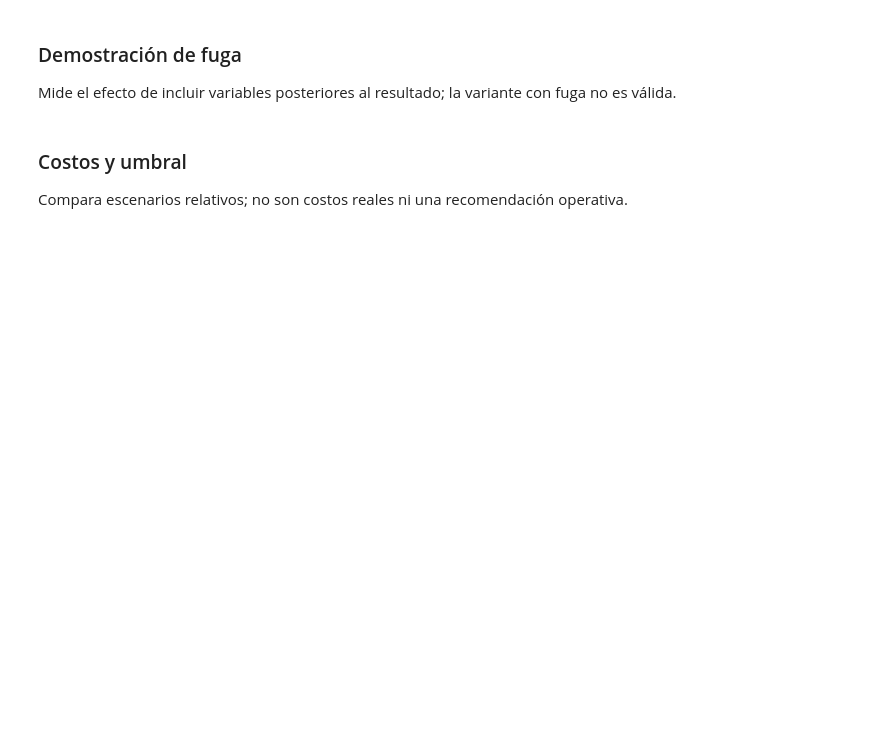
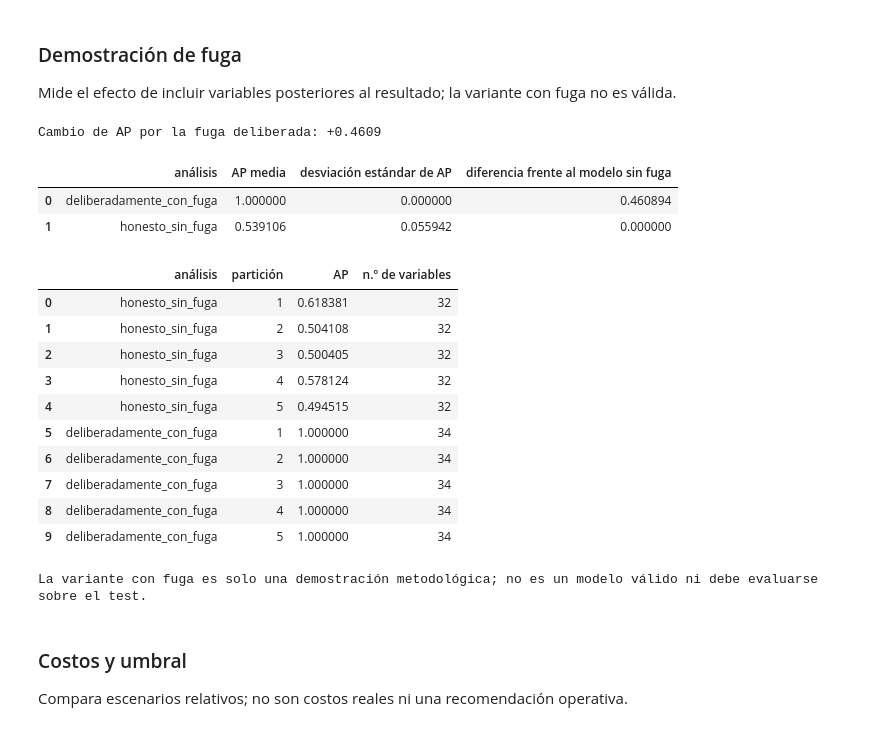
Before and after one commit to sabthe02/Obligatorio-IA, a Jupyter notebook: obligatorio_hotel_cancelaciones.ipynb, the cells around one changed output. Saved outputs shown, nothing was run; the diff lists cells and outputs as text; code cells hidden in the pictures; blank space fills up the shorter version.

Commit message:
Cambios 19/11

```diff
--- a/obligatorio_hotel_cancelaciones.ipynb
+++ b/obligatorio_hotel_cancelaciones.ipynb
@@ -1003,6 +1173,7 @@ print(
 Mide el efecto de incluir variables posteriores al resultado; la variante con fuga no es válida.
 # %%
 # La variante con fuga se compara solo en train para demostrar el efecto de incluir datos posteriores al resultado.
+LEAK_COLS = ["reservation_status", "reservation_status_date"]
 leaky_feature_columns = MODEL_FEATURE_COLS + LEAK_COLS
 leaky_input = train_df[leaky_feature_columns]
 leaky_categorical_features = leaky_input.select_dtypes(
@@ -1028,33 +1199,50 @@ honest_leak_results = evaluate_feature_set(
     MODEL_FEATURE_COLS,
     "honesto_sin_fuga",
 )
 leaky_results = evaluate_feature_set(
     train_df,
     temporal_folds,
     leaky_model_for_test,
     leaky_feature_columns,
     "deliberadamente_con_fuga",
 )
 
 leak_results = pd.concat([honest_leak_results, leaky_results], ignore_index=True)
 leak_summary = leak_results.groupby("analysis", as_index=False).agg(
     average_precision_mean=("average_precision", "mean"),
     average_precision_std=("average_precision", "std"),
 )
 honest_ap = leak_summary.loc[
     leak_summary["analysis"] == "honesto_sin_fuga", "average_precision_mean"
 ].iloc[0]
 leaky_ap = leak_summary.loc[
     leak_summary["analysis"] == "deliberadamente_con_fuga", "average_precision_mean"
 ].iloc[0]
 leak_summary["delta_vs_honest"] = leak_summary["average_precision_mean"] - honest_ap
 print(f"Cambio de AP por la fuga deliberada: {leaky_ap - honest_ap:+.4f}")
 mostrar_en_espanol(leak_summary)
 mostrar_en_espanol(leak_results)
 print(
     "La variante con fuga es solo una demostración metodológica; "
     "no es un modelo válido ni debe evaluarse sobre el test."
 )
+# %% [output]
+Cambio de AP por la fuga deliberada: +0.4609
+|  | análisis | AP media | desviación estándar de AP | diferencia frente al modelo sin fuga |
+| 0 | deliberadamente_con_fuga | 1.000000 | 0.000000 | 0.460894 |
+| 1 | honesto_sin_fuga | 0.539106 | 0.055942 | 0.000000 |
+|  | análisis | partición | AP | n.º de variables |
+| 0 | honesto_sin_fuga | 1 | 0.618381 | 32 |
+| 1 | honesto_sin_fuga | 2 | 0.504108 | 32 |
+| 2 | honesto_sin_fuga | 3 | 0.500405 | 32 |
+| 3 | honesto_sin_fuga | 4 | 0.578124 | 32 |
+| 4 | honesto_sin_fuga | 5 | 0.494515 | 32 |
+| 5 | deliberadamente_con_fuga | 1 | 1.000000 | 34 |
+| 6 | deliberadamente_con_fuga | 2 | 1.000000 | 34 |
+| 7 | deliberadamente_con_fuga | 3 | 1.000000 | 34 |
+| 8 | deliberadamente_con_fuga | 4 | 1.000000 | 34 |
+| 9 | deliberadamente_con_fuga | 5 | 1.000000 | 34 |
+La variante con fuga es solo una demostración metodológica; no es un modelo válido ni debe evaluarse sobre el test.
 # %% [markdown]
 ### Costos y umbral
 Compara escenarios relativos; no son costos reales ni una recomendación operativa.
```
Also changed, not shown: parts of 24 cells of this notebook, 2 other files.
